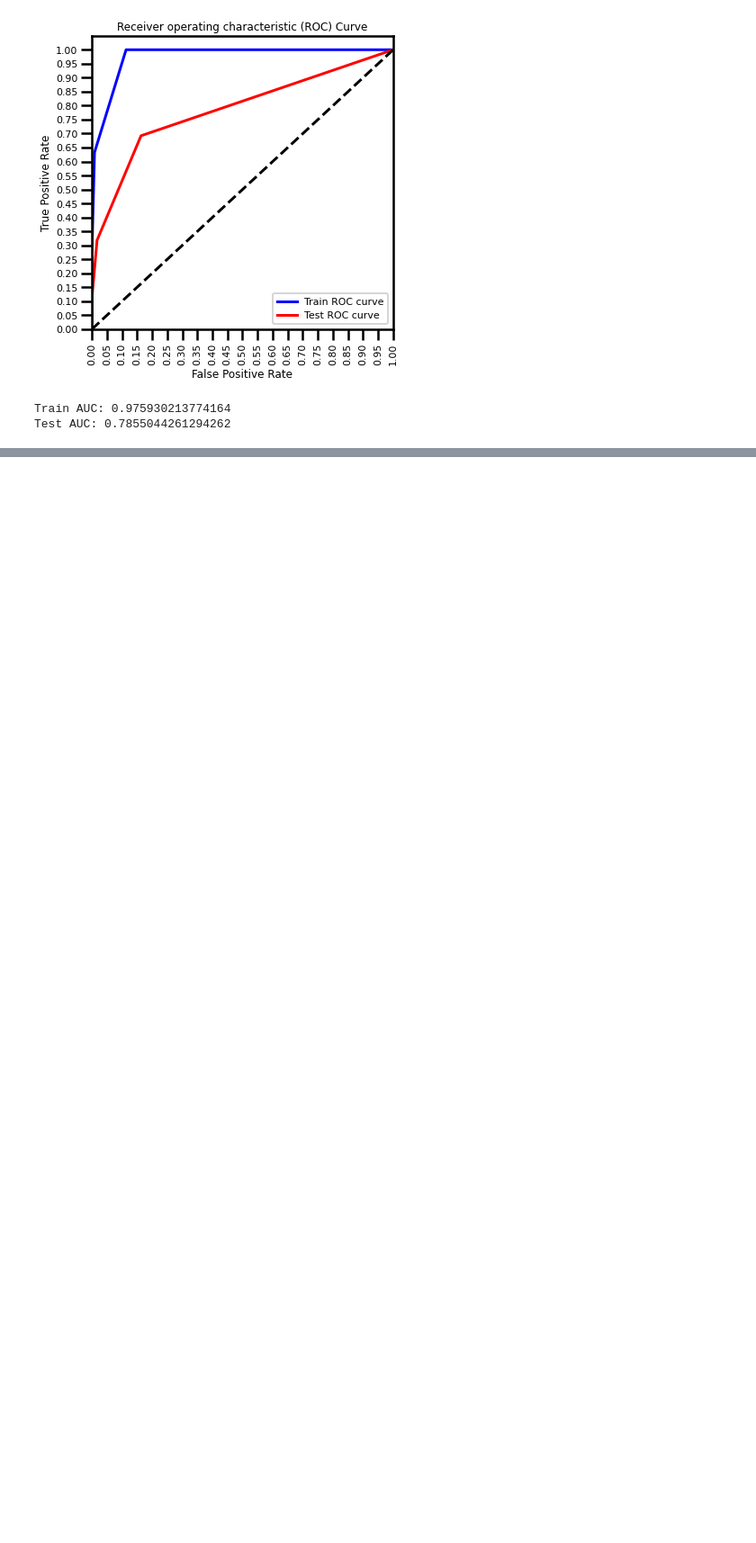
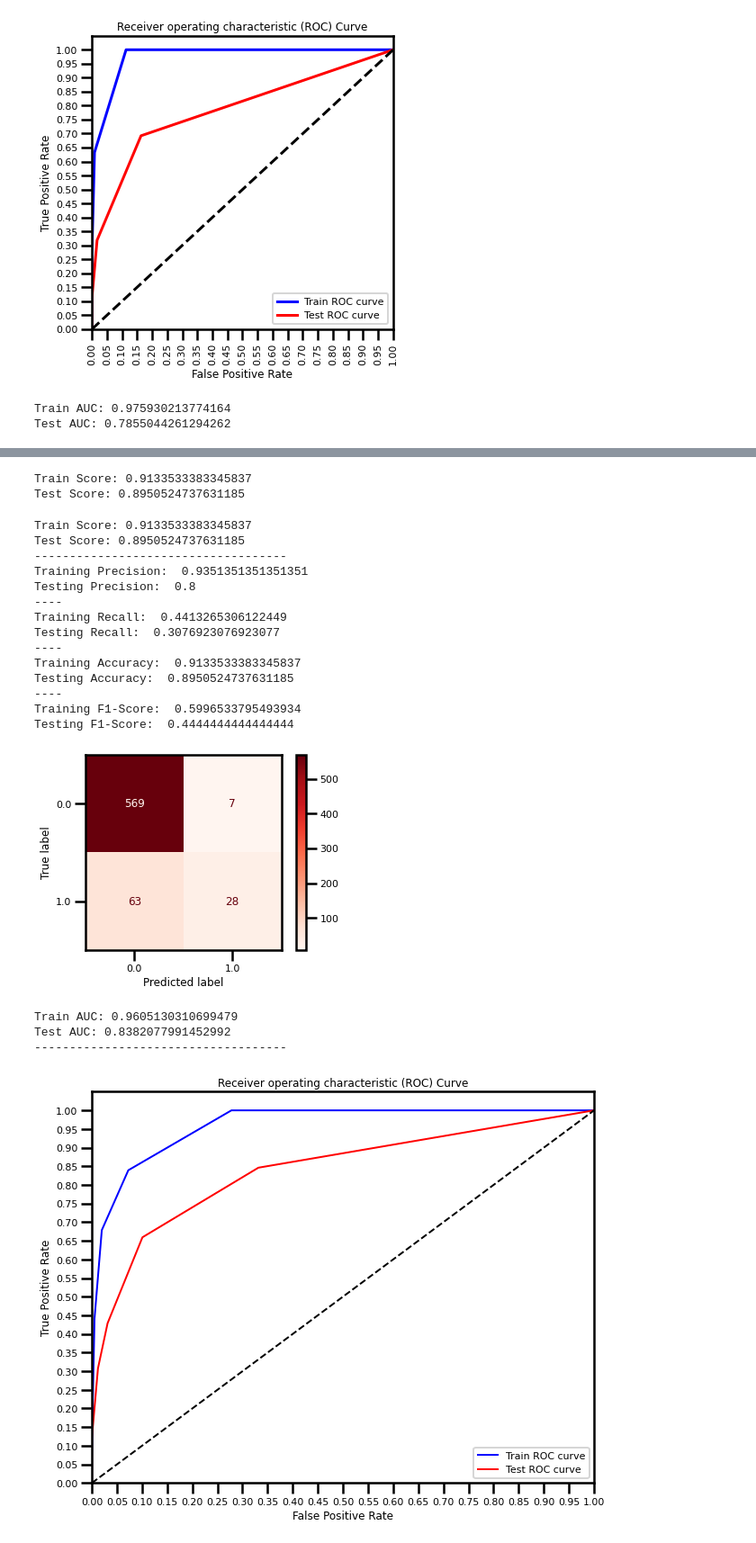
Before and after one commit to sumed-h/SyriaTelProject, a Jupyter notebook: wahaj_notebook.ipynb, the cells around one changed output, grey strips where cells are left out. Shown: that part at 90% size. Cells and saved outputs as stored; diff of their text form; code cells hidden in the pictures; blank space fills up the shorter version.

```diff
--- a/wahaj_notebook.ipynb
+++ b/wahaj_notebook.ipynb
@@ -568,0 +605,13 @@ Test AUC: 0.7855044261294262
+# %%
+knn_clf_gs = KNeighborsClassifier(metric='manhattan',
+                                  n_jobs=-1,
+                                  n_neighbors=7,
+                                  weights='uniform')
+
+knn_clf_gs.fit(X_train_scaled, y_train)
+
+print('Train Score:', knn_clf_gs.score(X_train_scaled, y_train))
+print('Test Score:', knn_clf_gs.score(X_test_scaled, y_test))
+# %% [output]
+Train Score: 0.9133533383345837
+Test Score: 0.8950524737631185
@@ -568,0 +654,38 @@ Test AUC: 0.7855044261294262
+# %%
+def model_control_pp(model, X_train, X_test, y_train, y_test):
+
+    """
+    This function includes all the functions we created above.
+    Roc Curve has predict_proba attribute.
+    """
+
+    model.fit(X_train, y_train)
+    print('Train Score:', model.score(X_train, y_train))
+    print('Test Score:', model.score(X_test, y_test))
+    print('------------------------------------')
+
+    model_predictions(model, X_train, X_test, y_train, y_test)
+    confusion_matrix(model, X_test, y_test)
+    plot_roc_pp(model, X_train, X_test, y_train, y_test)
+# %%
+model_control_pp(knn_clf_gs, X_train_scaled, X_test_scaled, y_train, y_test)
+# %% [output]
+Train Score: 0.9133533383345837
+Test Score: 0.8950524737631185
+------------------------------------
+Training Precision:  0.9351351351351351
+Testing Precision:  0.8
+----
+Training Recall:  0.4413265306122449
+Testing Recall:  0.3076923076923077
+----
+Training Accuracy:  0.9133533383345837
+Testing Accuracy:  0.8950524737631185
+----
+Training F1-Score:  0.5996533795493934
+Testing F1-Score:  0.4444444444444444
+[figure, added]
+Train AUC: 0.9605130310699479
+Test AUC: 0.8382077991452992
+------------------------------------
+[figure, added]
```
Also changed, not shown: parts of 4 cells of this notebook.
